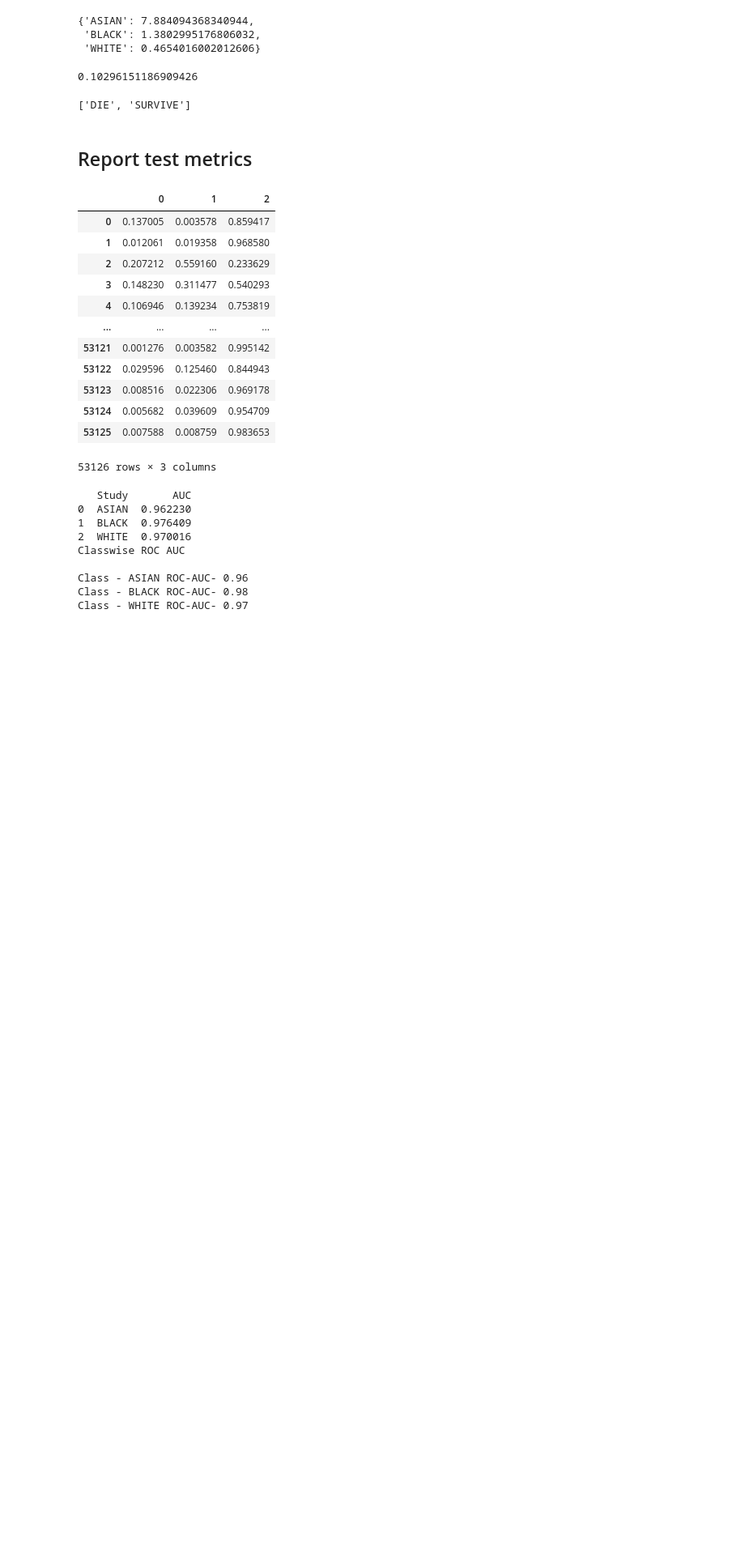
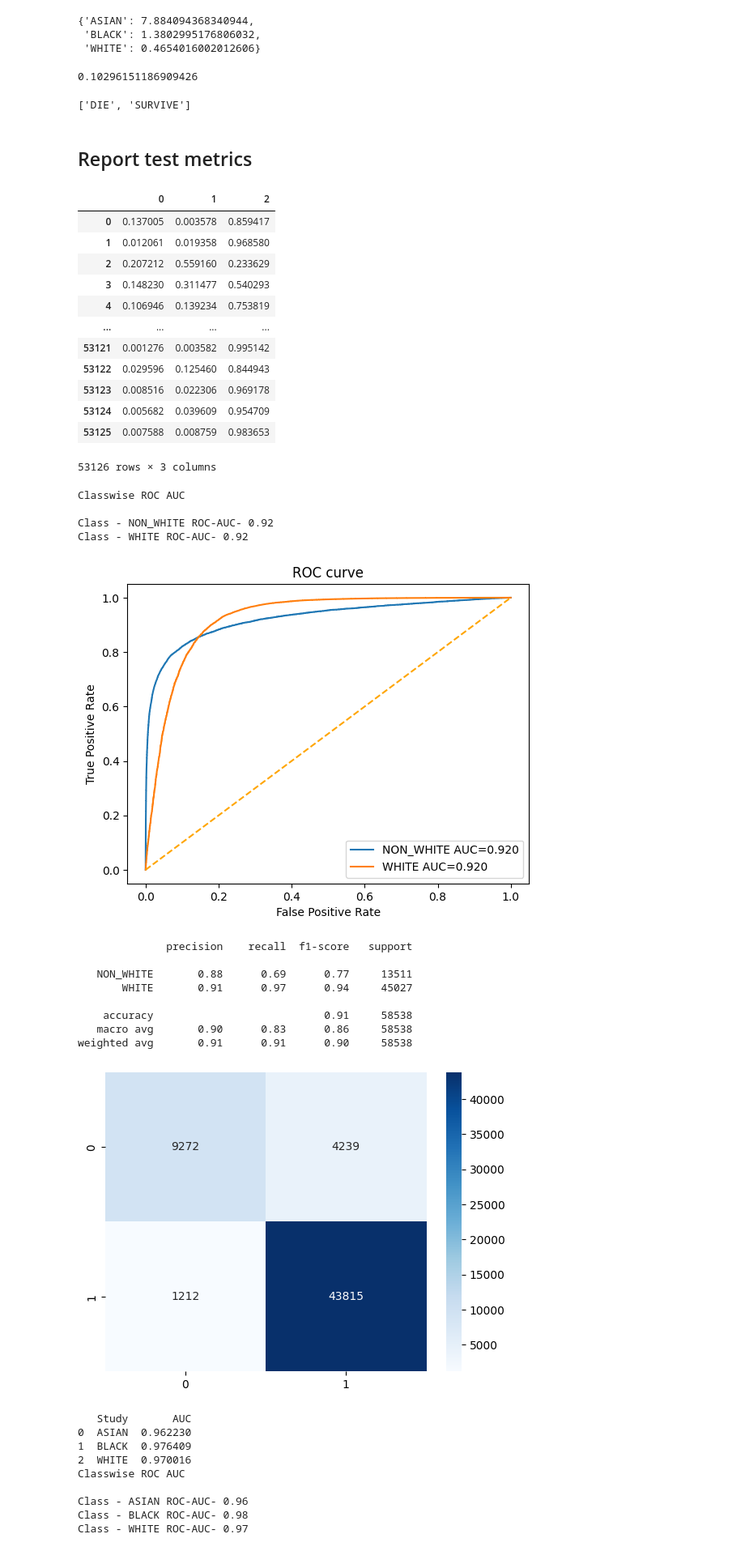
Before and after one commit to Anthonyma0706/CXR_MIMIC_CV, a Jupyter notebook: evaluate.ipynb, the cells around one changed output. Shown at 81% size. Saved outputs shown, nothing was run; the diff lists cells and outputs as text; code cells hidden in the pictures; blank space fills up the shorter version.

```diff
--- a/evaluate.ipynb
+++ b/evaluate.ipynb
@@ -100,15 +89,16 @@ Error:
 # %%
 from keras.applications.resnet import ResNet50, preprocess_input
 # Recreate the exact same model, including its weights and the optimizer
-model_path = 'saved_models/densenet_All_race_detection_LR-0.001_20221204-154429_epoch_019_val_loss_0.16900.h5'
+model_path = 'saved_models/densenet_All_white_detection_LR-0.0001_20221205-054121_epoch_003_val_loss_0.23216.h5'
+disease = 'All'
+task = 'white' #'survive' # race
+num_class = 3 if task == 'race' else 2
+model_name = 'densenet'
 #'saved_models/ResNet50_All_race_detection_LR-0.001_20221204-034954_epoch_005_val_loss_0.49068.h5'
 try:
   # Specify an invalid GPU device
   with tf.device('/GPU:1'):
-    disease = 'All'
-    task = 'race' # race
-    num_class = 2 if task == 'survive' else 3
-    model_name = 'densenet'
+
     HEIGHT = 256
     WIDTH = 256
 
@@ -171,6 +161,8 @@ try:
 
     if task == 'race':
         class_names = ['ASIAN', 'BLACK', 'WHITE']
+    elif task == 'white':
+        class_names = ['NON_WHITE', 'WHITE']
     elif task == 'survive':
         class_names = ['DIE', 'SURVIVE'] # order must match folder
 
@@ -331,7 +318,7 @@ def model_summary(y, test_batches, input_prediction_df, class_names):
     ground_truth = pd.Series(y)
     y_truth = test_batches.classes #ground_truth.replace({'ASIAN': 0, 'BLACK': 1, 'WHITE': 2})
     assert len(y) == len(y_truth)
-    get_AUC(input_prediction_df, ground_truth, class_names)
+    #get_AUC(input_prediction_df, ground_truth, class_names)
     result = input_prediction_df.to_numpy()
     labels = np.argmax(result, axis=1)
     target_names = class_names #['Asian', 'Black', 'White']
@@ -357,6 +344,23 @@ def model_summary(y, test_batches, input_prediction_df, class_names):
     class_matrix = confusion_matrix(y_truth, labels)
 
     sns.heatmap(class_matrix, annot=True, fmt='d', cmap='Blues')
+# %%
+model_summary(y, test_batches, input_prediction_df, class_names)
+# %% [output]
+Classwise ROC AUC
+
+Class - NON_WHITE ROC-AUC- 0.92
+Class - WHITE ROC-AUC- 0.92
+[figure, added]
+              precision    recall  f1-score   support
+
+   NON_WHITE       0.88      0.69      0.77     13511
+       WHITE       0.91      0.97      0.94     45027
+
+    accuracy                           0.91     58538
+   macro avg       0.90      0.83      0.86     58538
+weighted avg       0.91      0.91      0.90     58538
+[figure, added]
 # %%
 
 input_prediction_df = pd.read_csv(f'saved_models/test_densenet_All_race_20221204-235957.csv')
```
Also changed, not shown: parts of 10 cells of this notebook, 1 other file.
